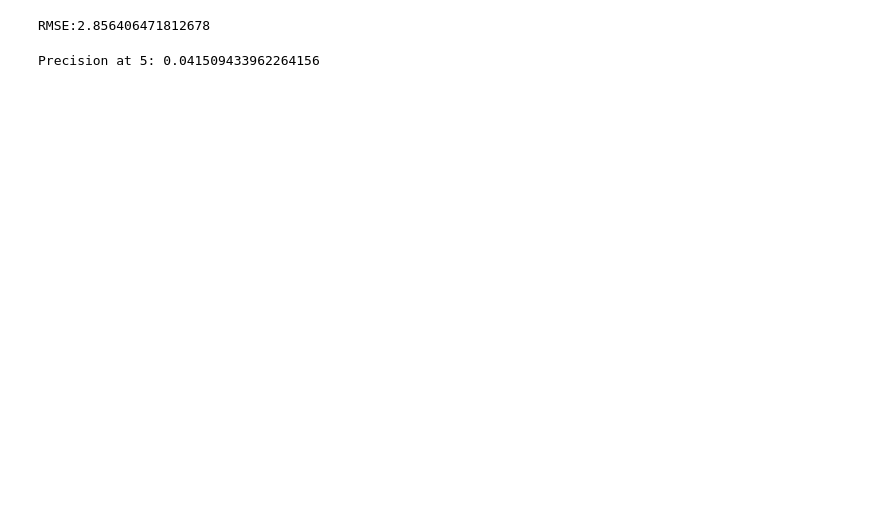
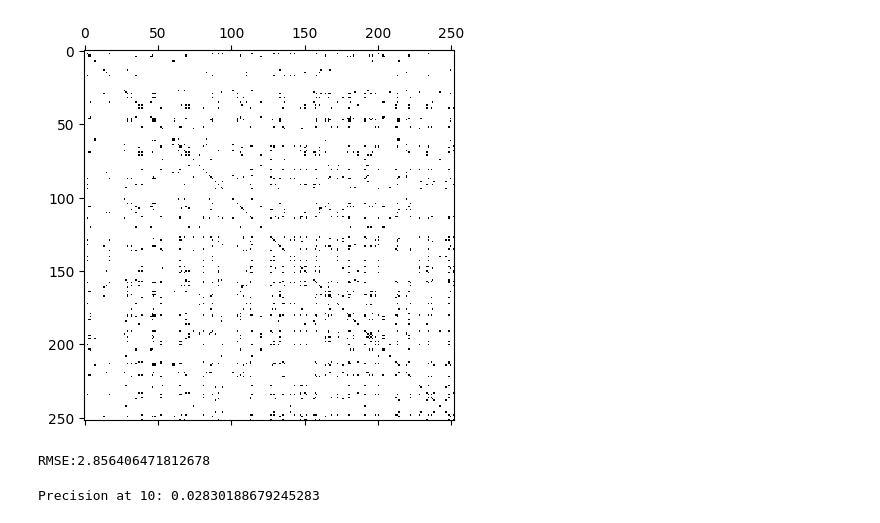
Before and after one commit to Frederico-lp/Recommender-System, a Jupyter notebook: notebook_rs.ipynb, the cells around one changed output. Drawn from its saved outputs; the diff is of its cells as text; code cells hidden in the pictures; blank space fills up the shorter version.

```diff
--- a/notebook_rs.ipynb
+++ b/notebook_rs.ipynb
@@ -79,9 +101,15 @@ df_train_subtracted.fillna(0, inplace=True)
 # %%
 # Create the User Similarity Matrix
 user_correlation = 1 - pairwise_distances(df_train_subtracted, metric='cosine')
 user_correlation[np.isnan(user_correlation)] = 0
 
+import matplotlib.pylab as plt
+
+plt.spy(user_correlation)
+
 user_correlation_df = pd.DataFrame(user_correlation, index=df_train_subtracted.index, columns=df_train_subtracted.index)
+# %% [output]
+[figure, added]
 # %%
 # Rating predicted by the user is weighted sum of correlation with the product rating
 user_predicted_ratings = np.dot(user_correlation, df_train_pivot)
@@ -115,10 +143,10 @@ RMSE:2.856406471812678
 # %%
 # Calculate precision at k
 
-def precision_at_k(actual, predicted, k):
+def precision_at_k(test, predicted, k):
     precision_values = []
-    for user in actual.index:
-        actual_items = actual.loc[user]  # Actual user preferences
+    for user in test.index:
+        actual_items = test.loc[user]  # Actual user preferences
         rated_items = actual_items[actual_items > 0].index  # Items rated by the user
         predicted_items = predicted.loc[user].nlargest(k).index # Top K recommended items
         num_relevant = len(set(rated_items) & set(predicted_items))  # Number of relevant items
@@ -127,11 +155,11 @@ def precision_at_k(actual, predicted, k):
     average_precision = np.mean(precision_values)
     return average_precision
 
-k = 5
+k = 10
 
 precision = precision_at_k(df_test_pivot, predicted_ratings_df, k)
 print("Precision at "+ str(k) + ": " + str(precision))
 # %% [output]
-Precision at 5: 0.041509433962264156
+Precision at 10: 0.02830188679245283
 # %%
 pickle.dump(user_final_rating,open('./user_final_rating.pkl','wb'))
```
Also changed, not shown: parts of 4 cells of this notebook.
